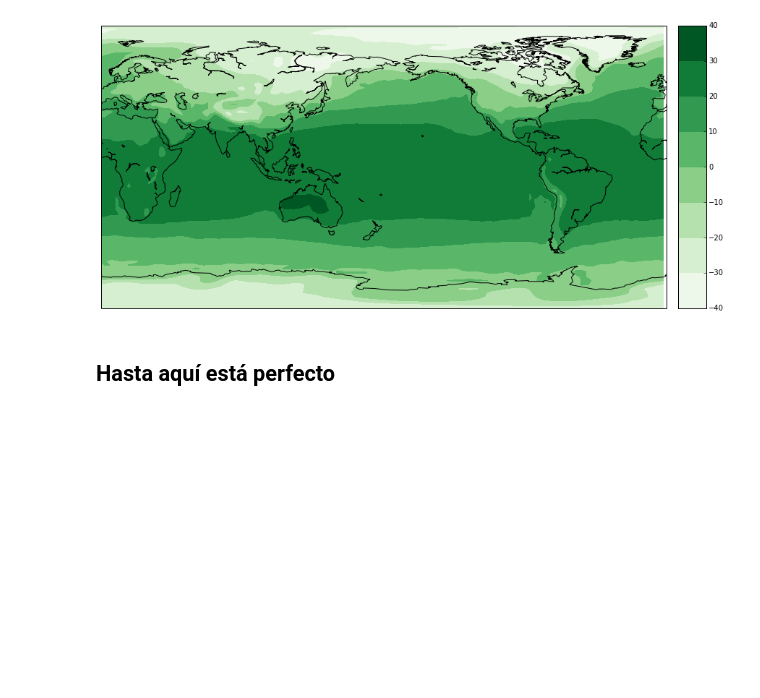
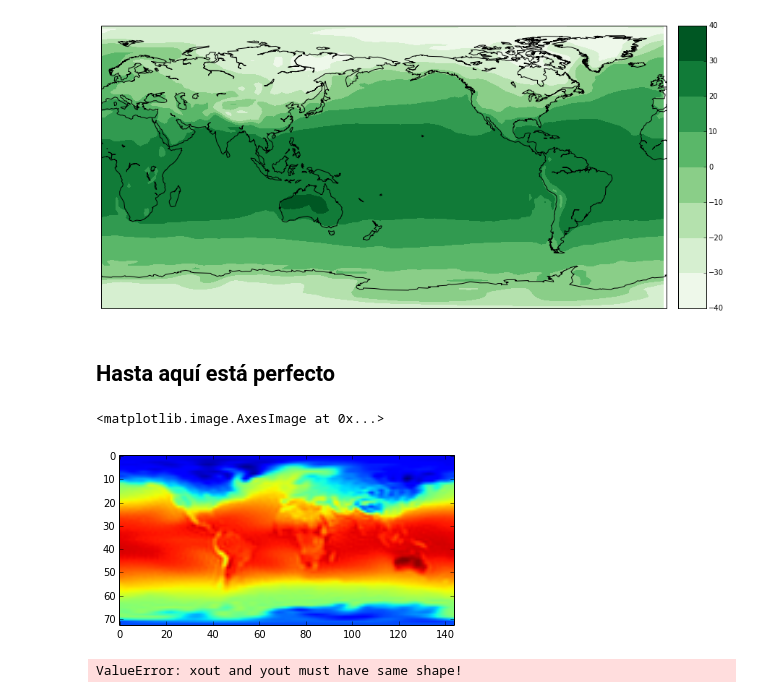
Before and after one commit to alvise30/CM20151_HW4_ElkinAlvis, a Jupyter notebook: P2/Punto2.ipynb, the cells around one changed output. Saved outputs shown, nothing was run; the diff lists cells and outputs as text; code cells hidden in the pictures; blank space fills up the shorter version.

```diff
--- a/P2/Punto2.ipynb
+++ b/P2/Punto2.ipynb
@@ -89,0 +95,5 @@ Hasta aquí está perfecto
+# %%
+nc = Dataset('air.mon.ltm.nc')
+air = nc.variables['air'][0,:,:]
+lat = nc.variables['lat'][:]
+lon = nc.variables['lon'][:]
@@ -89,0 +106,13 @@ Hasta aquí está perfecto
+# %%
+air1 = air[:,0:72]
+air2 = air[:,72:]
+lon1 = lon[0:72]
+lon2 = lon[72:]
+# %%
+air_new = np.hstack((air2, air1))
+lon_new = np.hstack((lon2, lon1))
+# %%
+imshow(air_new)
+# %% [output]
+<matplotlib.image.AxesImage at 0x...>
+[figure, added]
@@ -89,0 +123,4 @@ Hasta aquí está perfecto
+# %%
+result = mpl_toolkits.basemap.interp(air,lon_new,lat_new,lon1,lat)
+# %% [output]
+ValueError: xout and yout must have same shape!
```
Also changed, not shown: parts of 8 cells of this notebook.
